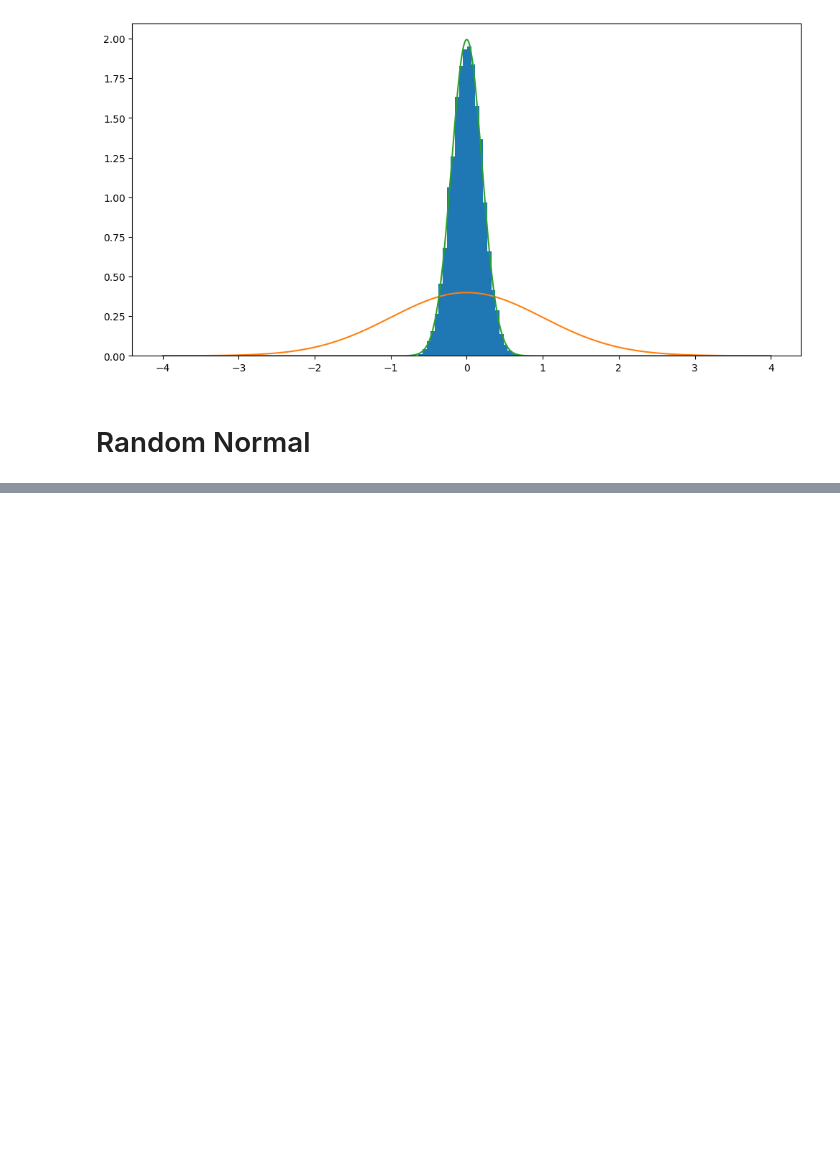
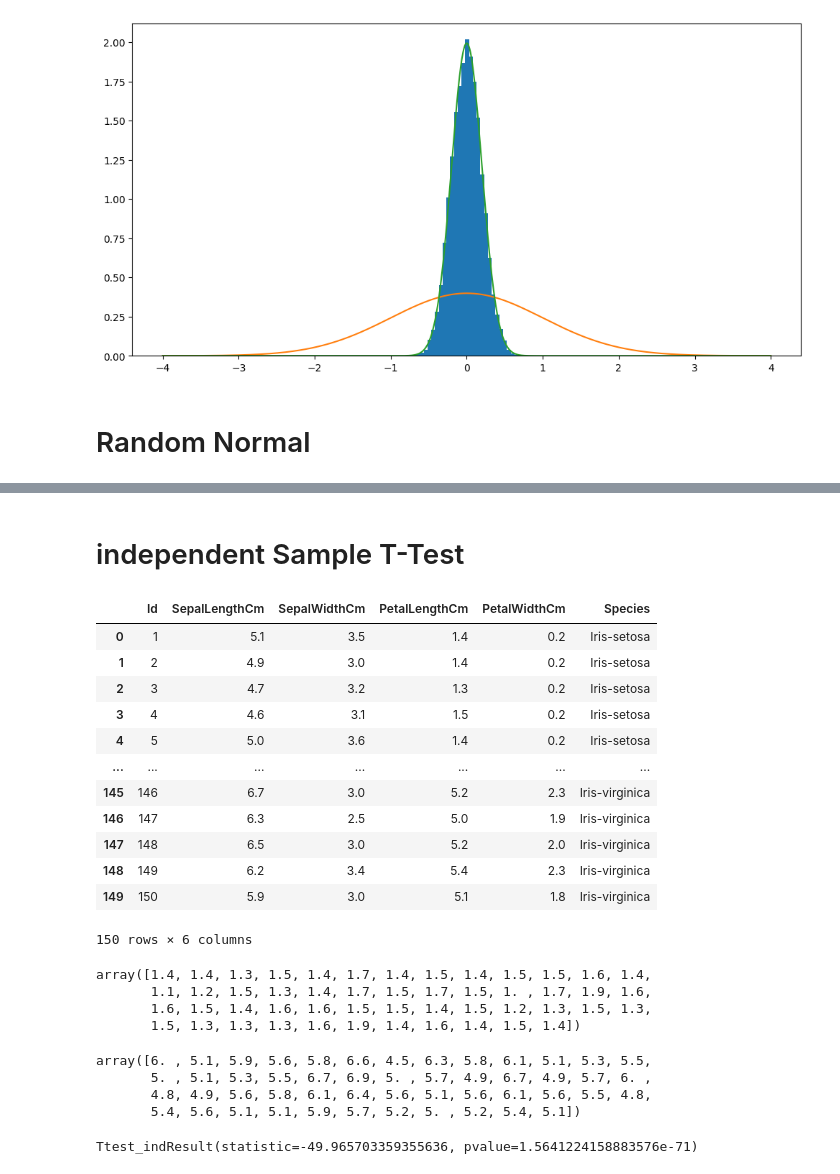
Before and after one commit to RochejamieGMIT/MachineLearning, a Jupyter notebook: T tests/ttests.ipynb, the cells around one changed output, grey strips where cells are left out. Cells and saved outputs as stored; diff of their text form; code cells hidden in the pictures; blank space fills up the shorter version.

Commit message:
finishing t test lectures

```diff
--- a/T tests/ttests.ipynb
+++ b/T tests/ttests.ipynb
@@ -206,0 +207,50 @@ sample.mean()
+# %% [markdown]
+# independent Sample T-Test
+# %%
+# dataframes
+import pandas as pd
+import scipy.stats as ss
+
+df = pd.read_csv("Iris.csv")
+
+df
+# %% [output]
+|  | Id | SepalLengthCm | SepalWidthCm | PetalLengthCm | PetalWidthCm | Species |
+| 0 | 1 | 5.1 | 3.5 | 1.4 | 0.2 | Iris-setosa |
+| 1 | 2 | 4.9 | 3.0 | 1.4 | 0.2 | Iris-setosa |
+| 2 | 3 | 4.7 | 3.2 | 1.3 | 0.2 | Iris-setosa |
+| 3 | 4 | 4.6 | 3.1 | 1.5 | 0.2 | Iris-setosa |
+| 4 | 5 | 5.0 | 3.6 | 1.4 | 0.2 | Iris-setosa |
+| ... | ... | ... | ... | ... | ... | ... |
+| 145 | 146 | 6.7 | 3.0 | 5.2 | 2.3 | Iris-virginica |
+| 146 | 147 | 6.3 | 2.5 | 5.0 | 1.9 | Iris-virginica |
+| 147 | 148 | 6.5 | 3.0 | 5.2 | 2.0 | Iris-virginica |
+| 148 | 149 | 6.2 | 3.4 | 5.4 | 2.3 | Iris-virginica |
+| 149 | 150 | 5.9 | 3.0 | 5.1 | 1.8 | Iris-virginica |
+150 rows × 6 columns
+# %%
+# petal len
+
+sample_a = df[df["Species"]=="Iris-setosa"]["PetalLengthCm"].to_numpy()
+
+sample_a
+# %% [output]
+array([1.4, 1.4, 1.3, 1.5, 1.4, 1.7, 1.4, 1.5, 1.4, 1.5, 1.5, 1.6, 1.4,
+       1.1, 1.2, 1.5, 1.3, 1.4, 1.7, 1.5, 1.7, 1.5, 1. , 1.7, 1.9, 1.6,
+       1.6, 1.5, 1.4, 1.6, 1.6, 1.5, 1.5, 1.4, 1.5, 1.2, 1.3, 1.5, 1.3,
+       1.5, 1.3, 1.3, 1.3, 1.6, 1.9, 1.4, 1.6, 1.4, 1.5, 1.4])
+# %%
+sample_b = df[df["Species"]=="Iris-virginica"]["PetalLengthCm"].to_numpy()
+
+sample_b
+# %% [output]
+array([6. , 5.1, 5.9, 5.6, 5.8, 6.6, 4.5, 6.3, 5.8, 6.1, 5.1, 5.3, 5.5,
+       5. , 5.1, 5.3, 5.5, 6.7, 6.9, 5. , 5.7, 4.9, 6.7, 4.9, 5.7, 6. ,
+       4.8, 4.9, 5.6, 5.8, 6.1, 6.4, 5.6, 5.1, 5.6, 6.1, 5.6, 5.5, 4.8,
+       5.4, 5.6, 5.1, 5.1, 5.9, 5.7, 5.2, 5. , 5.2, 5.4, 5.1])
+# %%
+# t-Test
+
+ss.ttest_ind(sample_a,sample_b)
+# %% [output]
+Ttest_indResult(statistic=-49.965703359355636, pvalue=1.5641224158883576e-71)
```
Also changed, not shown: parts of 7 cells of this notebook, 1 other file.
